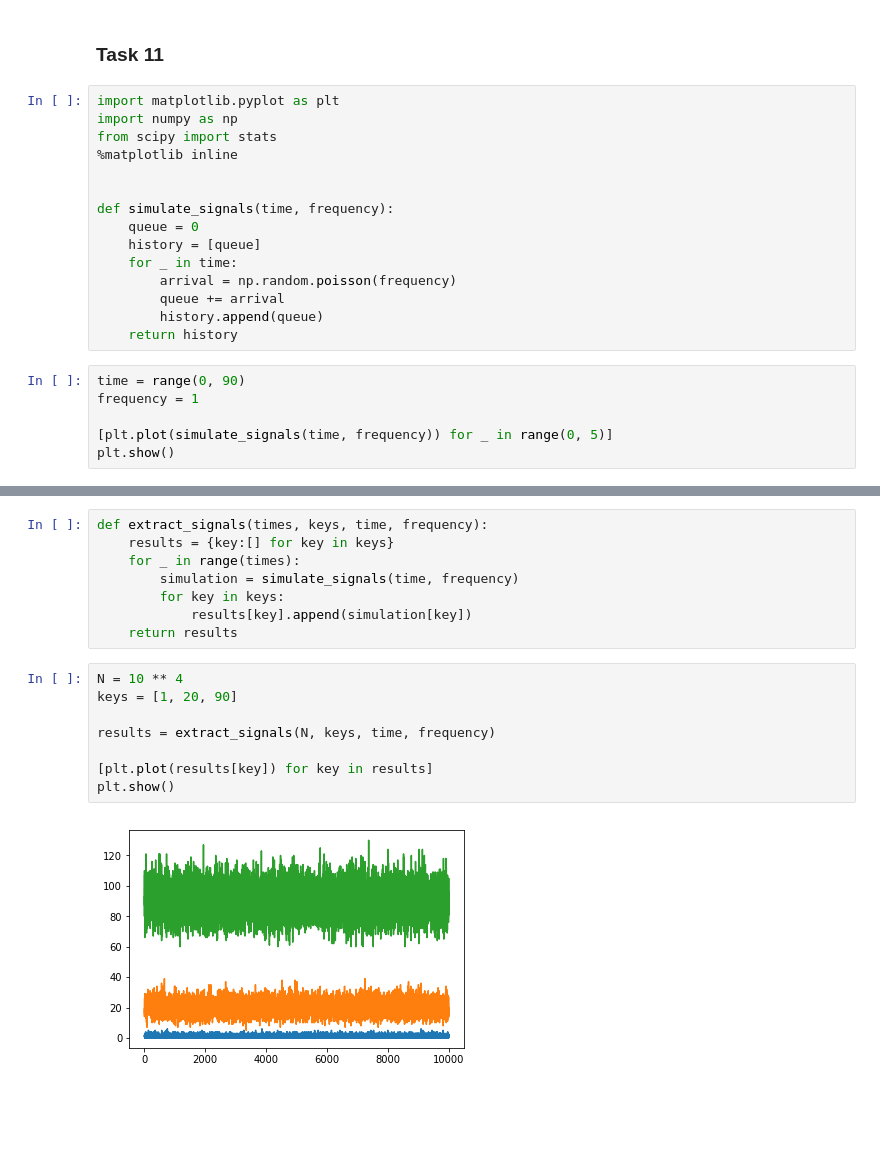
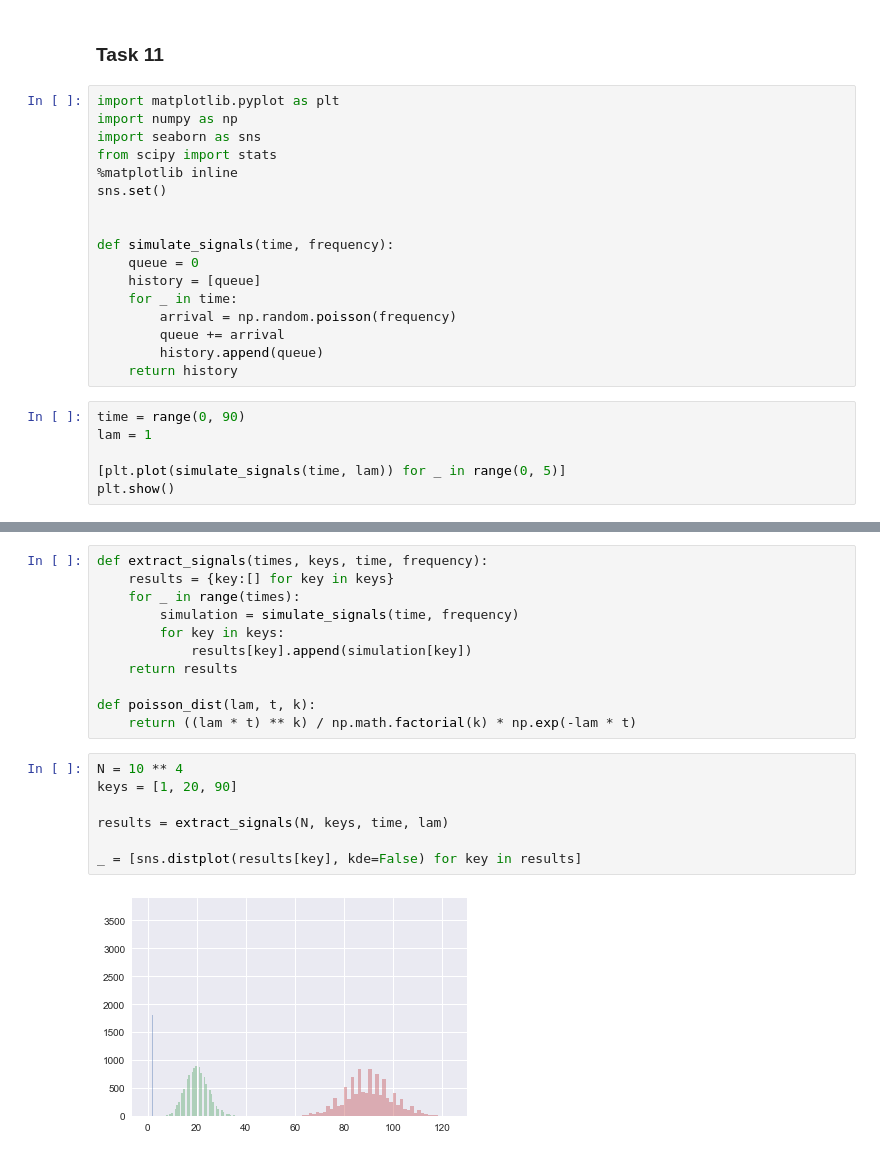
Before and after one commit to witekbobrowski/Academic, a Jupyter notebook: statistical-methods-winter-2017/poisson-processes.ipynb, the cells around one changed output, grey strips where cells are left out. Drawn from its saved outputs; the diff is of its cells as text; blank space fills up the shorter version.

```diff
--- a/statistical-methods-winter-2017/poisson-processes.ipynb
+++ b/statistical-methods-winter-2017/poisson-processes.ipynb
@@ -5,8 +5,10 @@
 # %%
 import matplotlib.pyplot as plt
 import numpy as np
+import seaborn as sns
 from scipy import stats
 %matplotlib inline
+sns.set()
 
 
 def simulate_signals(time, frequency):
@@ -19,8 +21,8 @@ def simulate_signals(time, frequency):
     return history
 # %%
 time = range(0, 90)
-frequency = 1
+lam = 1
 
-[plt.plot(simulate_signals(time, frequency)) for _ in range(0, 5)]
+[plt.plot(simulate_signals(time, lam)) for _ in range(0, 5)]
 plt.show()
 # %% [output]
@@ -33,13 +35,15 @@ def extract_signals(times, keys, time, frequency):
         for key in keys:
             results[key].append(simulation[key])
     return results
+
+def poisson_dist(lam, t, k):
+    return ((lam * t) ** k) / np.math.factorial(k) * np.exp(-lam * t)
 # %%
 N = 10 ** 4
 keys = [1, 20, 90]
 
-results = extract_signals(N, keys, time, frequency)
+results = extract_signals(N, keys, time, lam)
 
-[plt.plot(results[key]) for key in results]
-plt.show()
+_ = [sns.distplot(results[key], kde=False) for key in results]
 # %% [output]
-[figure, old version]
+[figure, new version]
```
Also changed, not shown: parts of 1 cell of this notebook, 1 other file.
